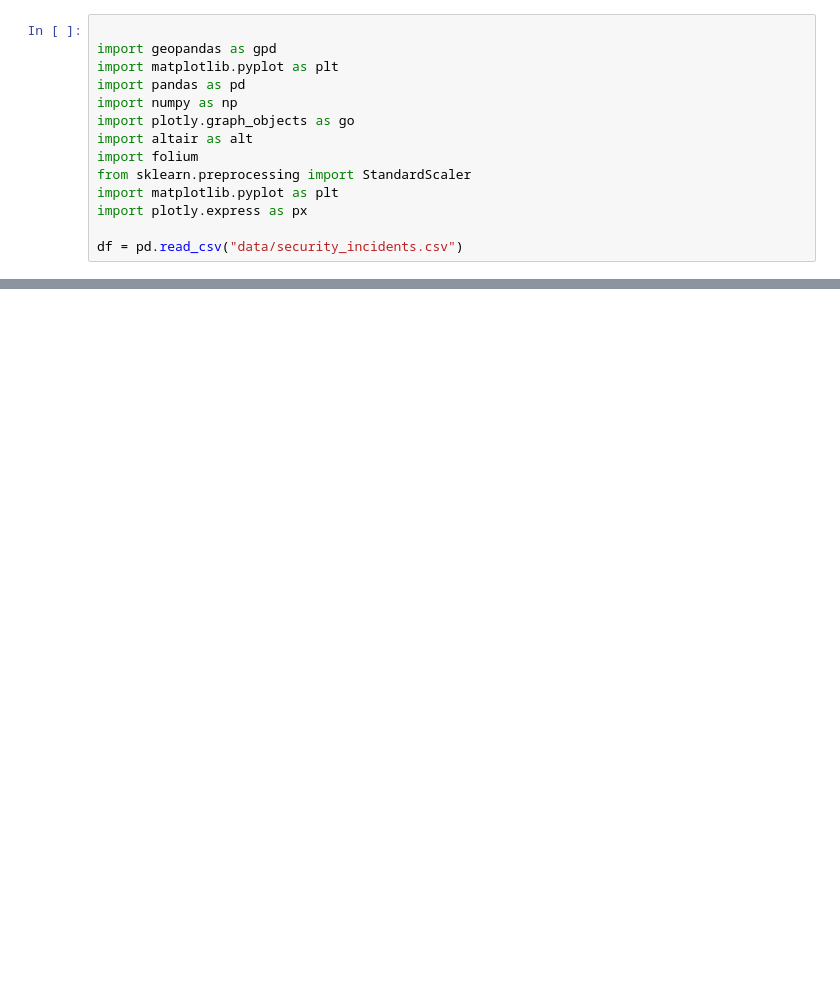
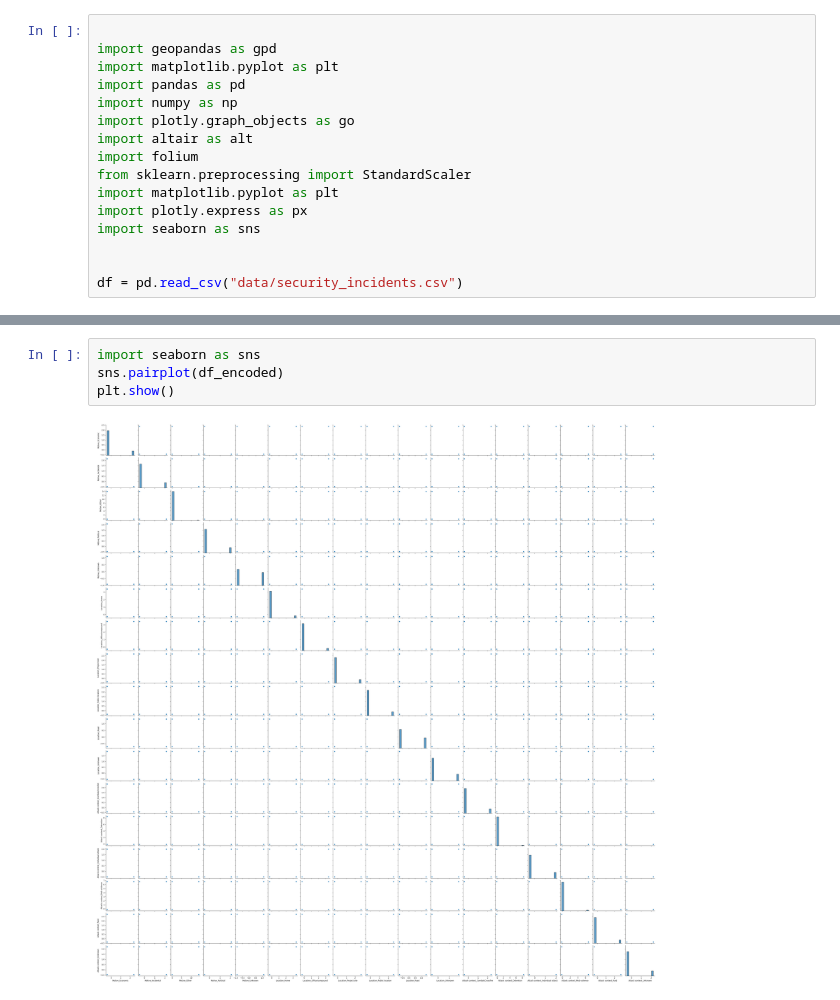
Before and after one commit to sophiarutman/sophiarutman.github.io, a Jupyter notebook: second_year_scholarship/motive_vs_location.ipynb, the cells around one changed output, grey strips where cells are left out. Cells and saved outputs as stored; diff of their text form; blank space fills up the shorter version.

```diff
--- a/second_year_scholarship/motive_vs_location.ipynb
+++ b/second_year_scholarship/motive_vs_location.ipynb
@@ -10,6 +10,8 @@ import folium
 from sklearn.preprocessing import StandardScaler
 import matplotlib.pyplot as plt
 import plotly.express as px
+import seaborn as sns
+
 
 df = pd.read_csv("data/security_incidents.csv")
 # %%
@@ -44,3 +46,9 @@ from IPython.display import IFrame
 IFrame("corr_matrix3.html", width=1000, height=1000)
 # %% [output]
 [interactive output not drawn]
+# %%
+import seaborn as sns
+sns.pairplot(df_encoded)
+plt.show()
+# %% [output]
+[figure, added]
```
Also changed, not shown: 1 other file.
